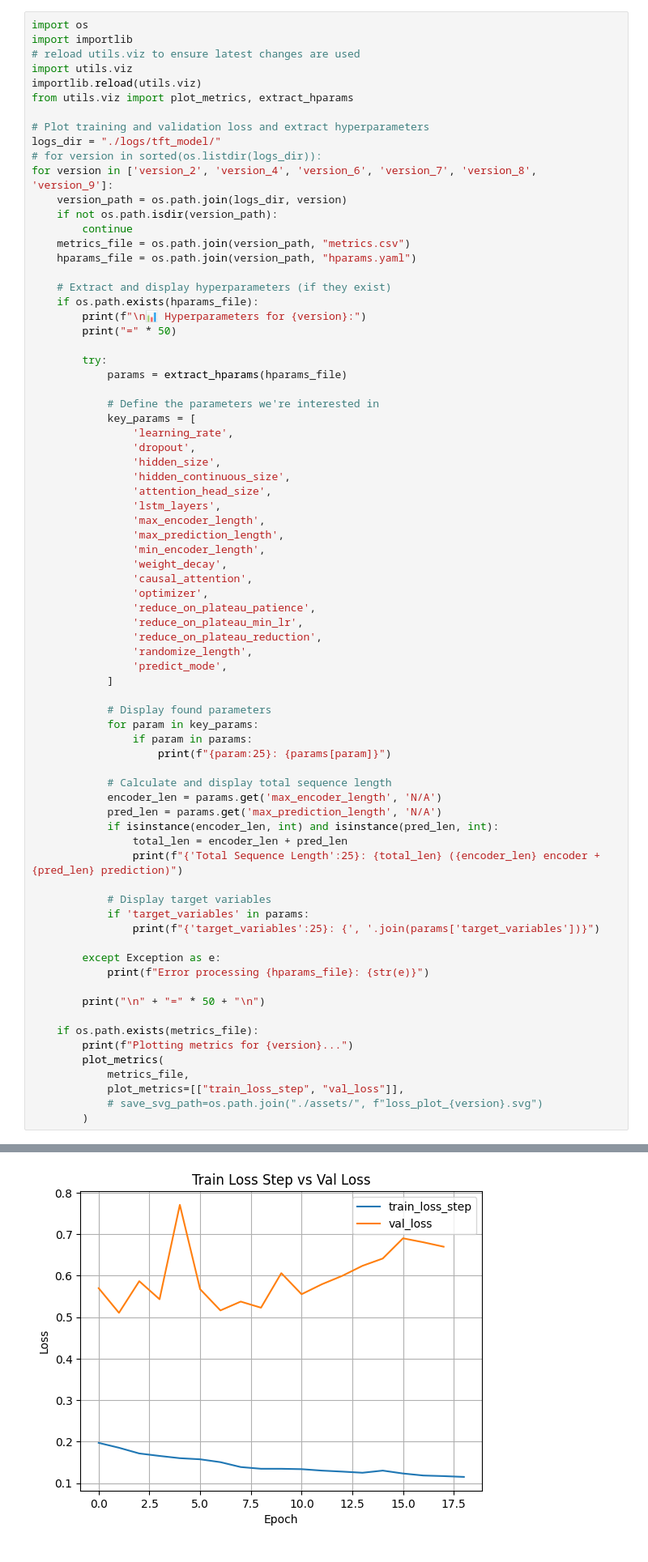
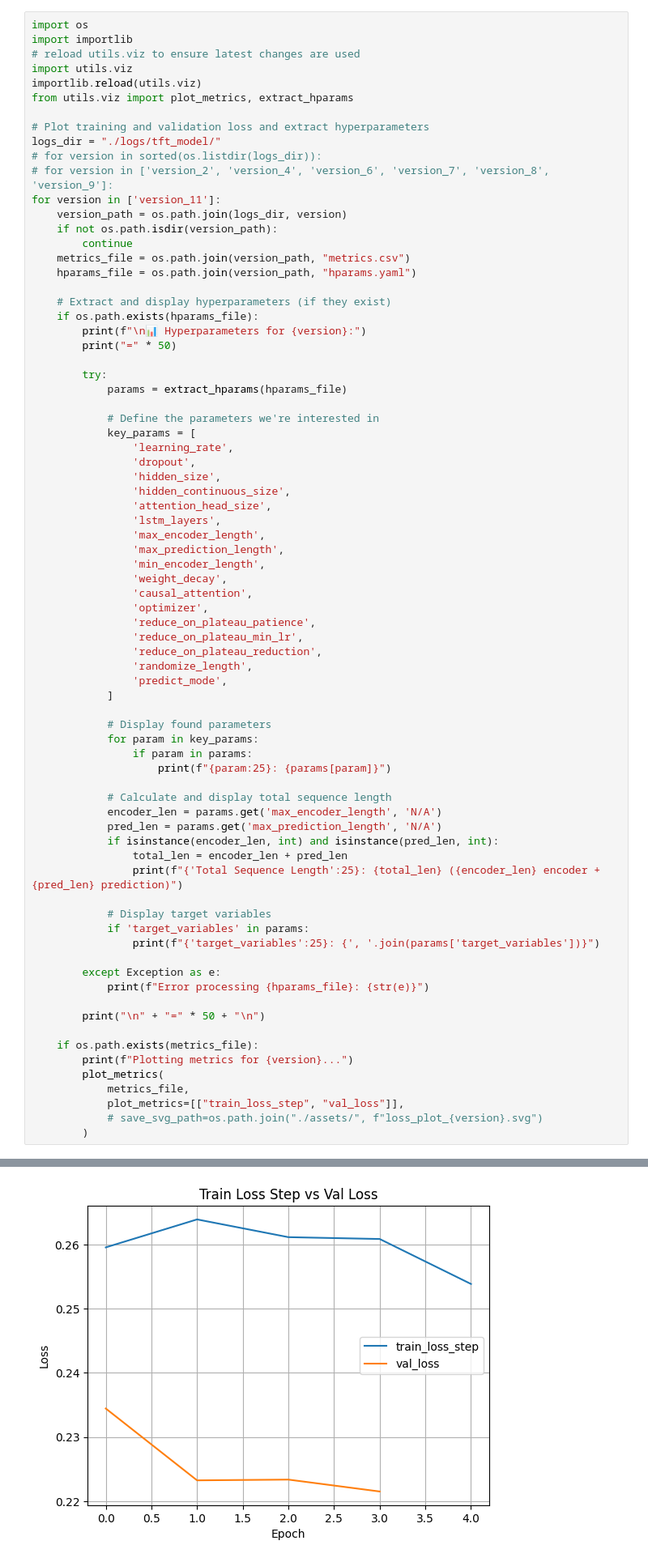
Before and after one commit to ericmaster/tft-predictor, a Jupyter notebook: tft-notebook.ipynb, the cells around one changed output, grey strips where cells are left out. Shown at 81% size. Cells and saved outputs as stored; diff of their text form.

```diff
--- a/tft-notebook.ipynb
+++ b/tft-notebook.ipynb
@@ -282,7 +272,8 @@ from utils.viz import plot_metrics, extract_hparams
 # Plot training and validation loss and extract hyperparameters
 logs_dir = "./logs/tft_model/"
 # for version in sorted(os.listdir(logs_dir)):
-for version in ['version_2', 'version_4', 'version_6', 'version_7', 'version_8', 'version_9']:
+# for version in ['version_2', 'version_4', 'version_6', 'version_7', 'version_8', 'version_9']:
+for version in ['version_11']:
     version_path = os.path.join(logs_dir, version)
     if not os.path.isdir(version_path):
         continue
@@ -367 +358 @@ Plotting metrics for version_2...
-[figure, old version]
+[figure, new version]
```
Also changed, not shown: parts of 13 cells of this notebook, 11 other files.
